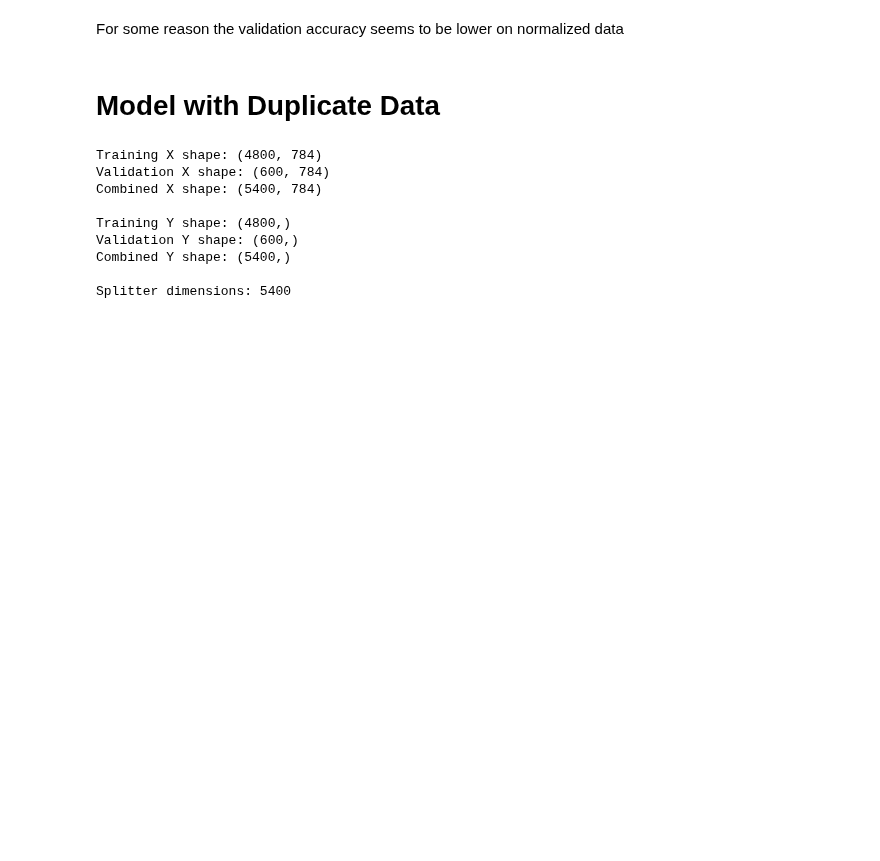
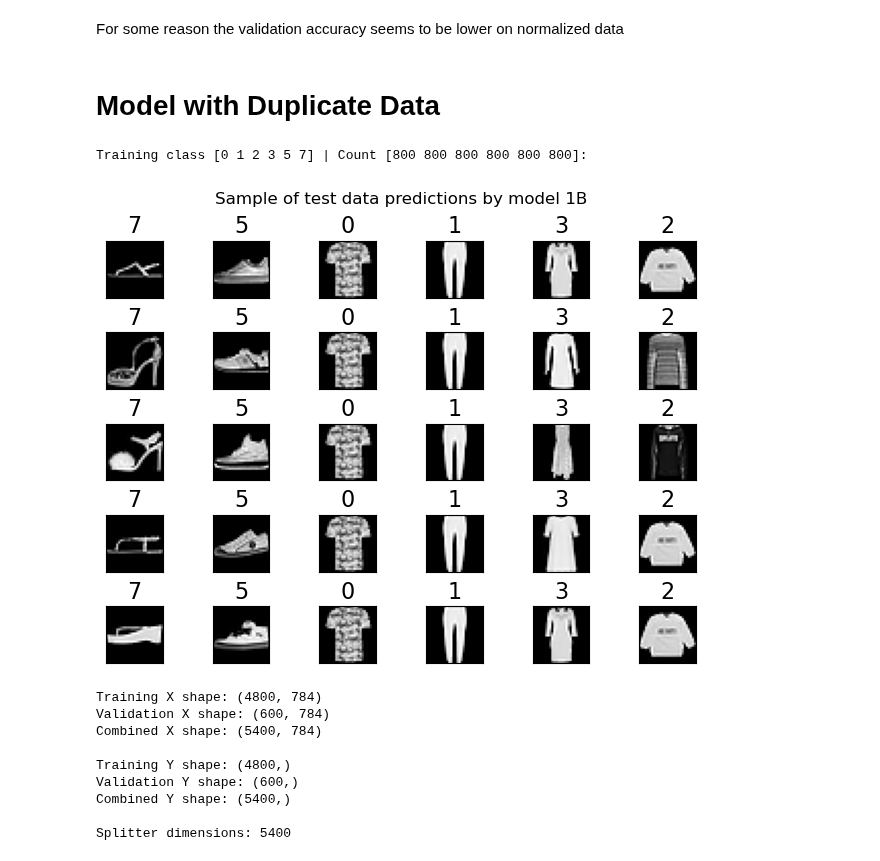
Before and after one commit to ratva/Multi-class-Image-Classification-for-Unbalanced-Fashion-Data, a Jupyter notebook: Problem1.ipynb, the cells around one changed output. Drawn from its saved outputs; the diff is of its cells as text; code cells hidden in the pictures; blank space fills up the shorter version.

```diff
--- a/Problem1.ipynb
+++ b/Problem1.ipynb
@@ -282,6 +331,33 @@ train_y_2 = np.hstack((train_y_2, np.tile(3, 800)))
 train_y_2 = np.hstack((train_y_2, np.tile(2, 800)))
 
 assert(train_y_2.shape == (4800, ))
+# %%
+tr_class, counts = np.unique(train_y_2, return_counts=True)
+
+print('Training class %s | Count %s:' % (tr_class, counts))
+
+# Plot duplicated training data
+rows = 5
+cols = 6
+fig, axgrid = plt.subplots(rows, cols, layout="constrained")
+
+# Make list of indexes to explore all classes in new dataset
+l = np.arange(6)*800
+l = np.hstack((l,l+1, l+50,l+100, l+400))
+
+for imageID in range(rows*cols):
+    ax = axgrid[np.unravel_index( imageID, (rows,cols))]
+    x_SS = train_x_2[l[imageID]].reshape((28,28))
+    ax.imshow(x_SS, vmin=0, vmax=255, cmap='gray')
+    ax.set_xticks([]); ax.set_yticks([]);
+    label = train_y_2[l[imageID]]
+    ax.set_title(label, fontsize=16)
+# plt.tight_layout();
+fig.suptitle("Sample of test data predictions by model 1B")
+plt.show();
+# %% [output]
+Training class [0 1 2 3 5 7] | Count [800 800 800 800 800 800]:
+[figure, added]
 # %%
 # Combine training and validation datasets
 x_dup_all = np.vstack((train_x_2, x_va))
```
Also changed, not shown: parts of 9 cells of this notebook, 4 other files.
